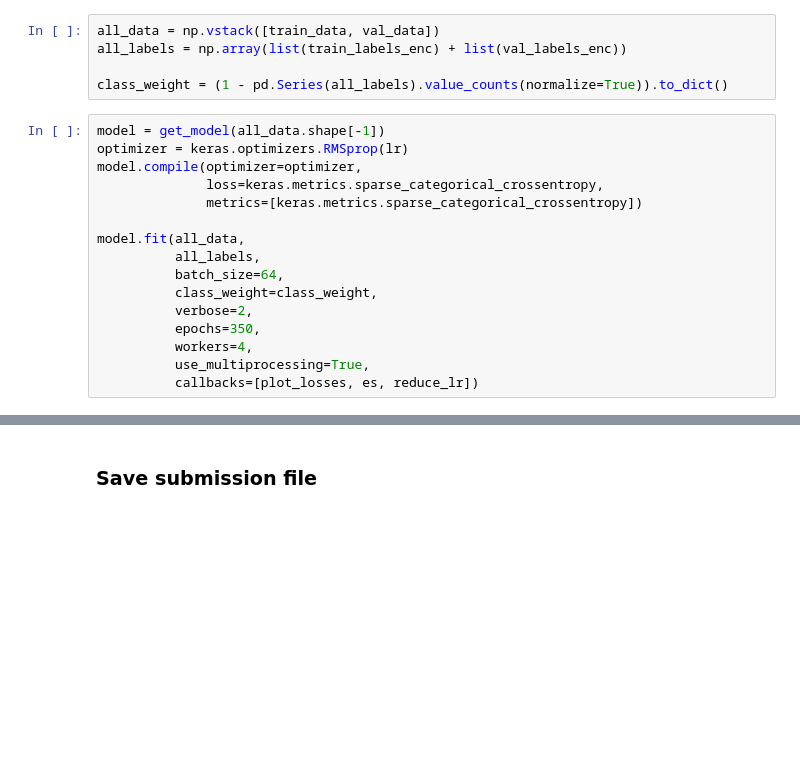
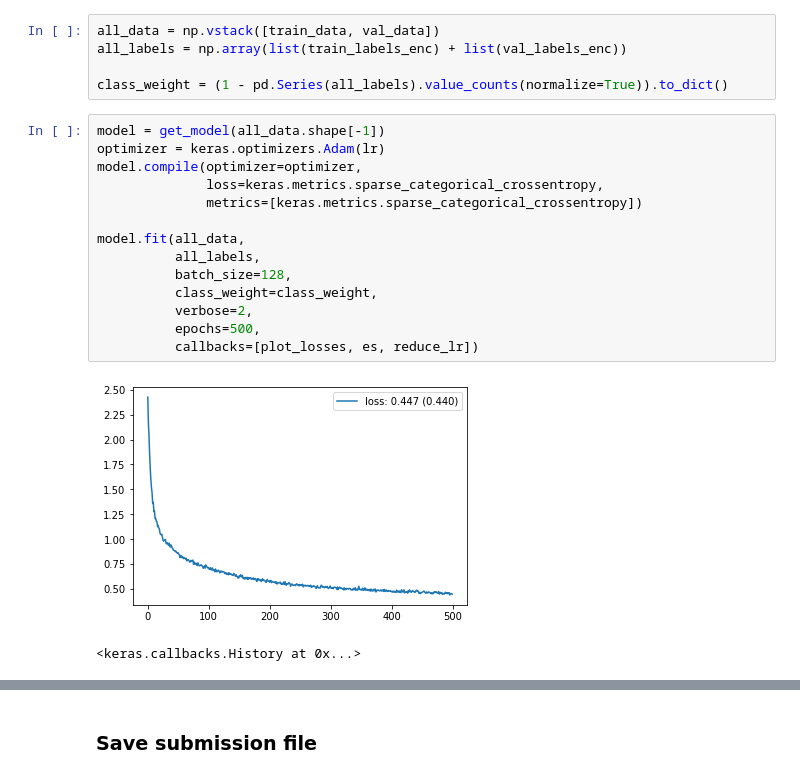
Before and after one commit to ZeeshanSultan/zindi-farmpin, a Jupyter notebook: notebooks/rb_1.2_MV_GRU_data_v5.1.ipynb, the cells around one changed output, grey strips where cells are left out. Drawn from its saved outputs; the diff is of its cells as text; blank space fills up the shorter version.

```diff
--- a/notebooks/rb_1.2_MV_GRU_data_v5.1.ipynb
+++ b/notebooks/rb_1.2_MV_GRU_data_v5.1.ipynb
@@ -313,20 +323,21 @@ all_labels = np.array(list(train_labels_enc) + list(val_labels_enc))
 class_weight = (1 - pd.Series(all_labels).value_counts(normalize=True)).to_dict()
 # %%
 model = get_model(all_data.shape[-1])
-optimizer = keras.optimizers.RMSprop(lr)
+optimizer = keras.optimizers.Adam(lr)
 model.compile(optimizer=optimizer,
               loss=keras.metrics.sparse_categorical_crossentropy,
               metrics=[keras.metrics.sparse_categorical_crossentropy])
 
 model.fit(all_data,
           all_labels,
-          batch_size=64,
+          batch_size=128,
           class_weight=class_weight,
           verbose=2,
-          epochs=350,
-          workers=4,
-          use_multiprocessing=True,
+          epochs=500,
           callbacks=[plot_losses, es, reduce_lr])
+# %% [output]
+[figure, added]
+<keras.callbacks.History at 0x...>
 # %%
 def make_sub(predictions, ids_list):
 
```
Also changed, not shown: parts of 9 cells of this notebook, 18 other files.
